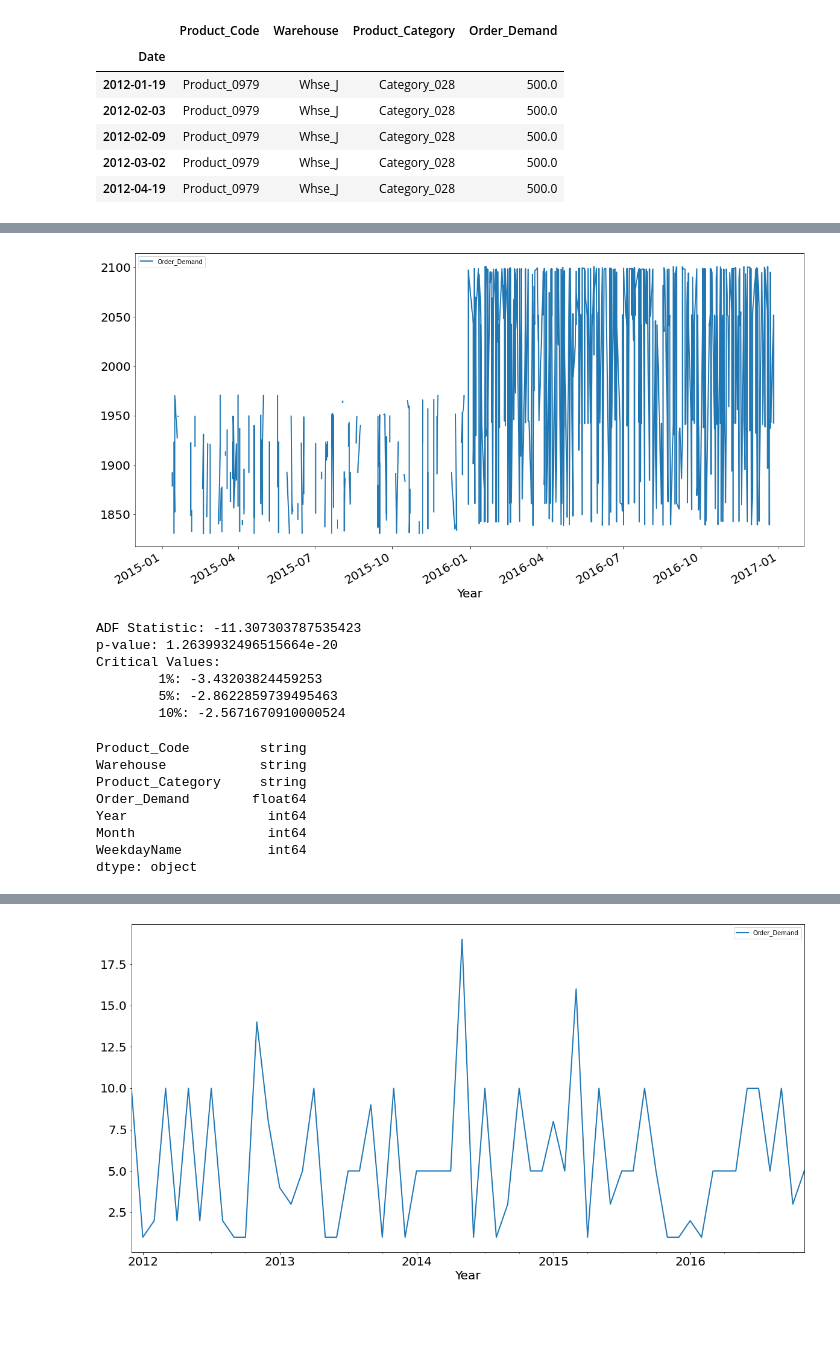
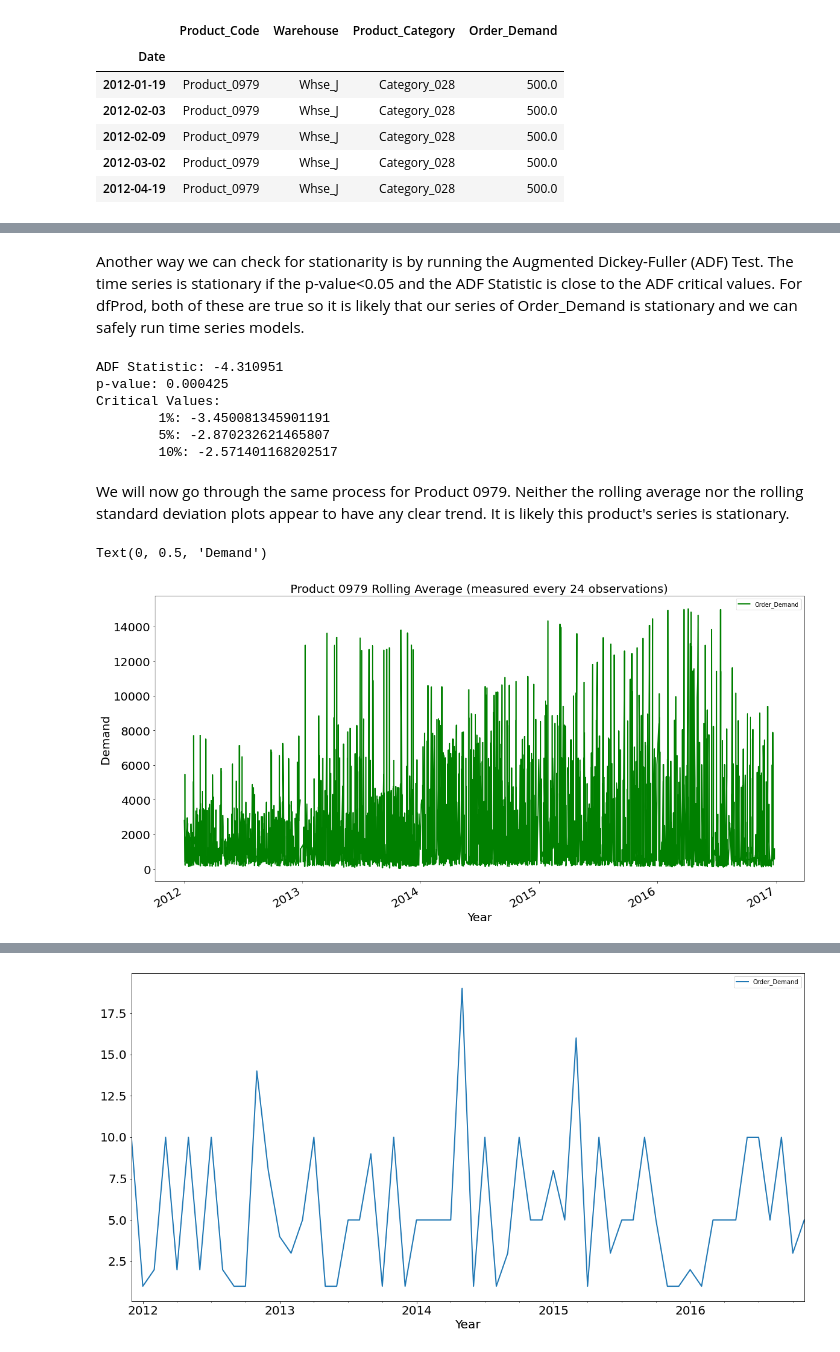
Before and after one commit to anissakhan/731-Project-5-Khan, a Jupyter notebook: Notebooks/731-Project5.ipynb, the cells around one changed output, grey strips where cells are left out. Saved outputs shown, nothing was run; the diff lists cells and outputs as text; code cells hidden in the pictures; blank space fills up the shorter version.

```diff
--- a/Notebooks/731-Project5.ipynb
+++ b/Notebooks/731-Project5.ipynb
@@ -269,30 +348,21 @@ Critical Values:
+# %% [markdown]
+Another way we can check for stationarity is by running the Augmented Dickey-Fuller (ADF) Test. The time series is stationary if the p-value<0.05 and the ADF Statistic is close to the ADF critical values. For dfProd, both of these are true so it is likely that our series of Order_Demand is stationary and we can safely run time series models.
+# %%
+perform_adf_test(dfProd['Order_Demand'])
+# %% [output]
+ADF Statistic: -4.310951
+p-value: 0.000425
+Critical Values:
+        1%: -3.450081345901191
+        5%: -2.870232621465807
+        10%: -2.571401168202517
+# %% [markdown]
+We will now go through the same process for Product 0979. Neither the rolling average nor the rolling standard deviation plots appear to have any clear trend. It is likely this product's series is stationary.
 # %%
-dfProd2_check.rolling(3000).mean().plot(figsize=(20,10), linewidth=2, fontsize=20)
+dfProd2_check.rolling(24).mean().plot(figsize=(20,10), linewidth=2, fontsize=20, color='green')
 plt.xlabel('Year', fontsize=20);
+plt.title('Product 0979 Rolling Average (measured every 24 observations)', fontsize=20)
+plt.ylabel('Demand', fontsize=20)
 # %% [output]
+Text(0, 0.5, 'Demand')
-[figure, old version]
+[figure, new version]
-# %%
-result = adfuller(dfProd2['Order_Demand'])
-print('ADF Statistic: {}'.format(result[0]))
-print('p-value: {}'.format(result[1]))
-print('Critical Values:')
-for key, value in result[4].items():
-    print('\t{}: {}'.format(key, value))
-# %% [output]
-ADF Statistic: -11.307303787535423
-p-value: 1.2639932496515664e-20
-Critical Values:
-        1%: -3.43203824459253
-        5%: -2.8622859739495463
-        10%: -2.5671670910000524
-# %%
-df.dtypes
-# %% [output]
-Product_Code         string
-Warehouse            string
-Product_Category     string
-Order_Demand        float64
-Year                  int64
-Month                 int64
-WeekdayName           int64
-dtype: object
```
Also changed, not shown: parts of 28 cells of this notebook.
